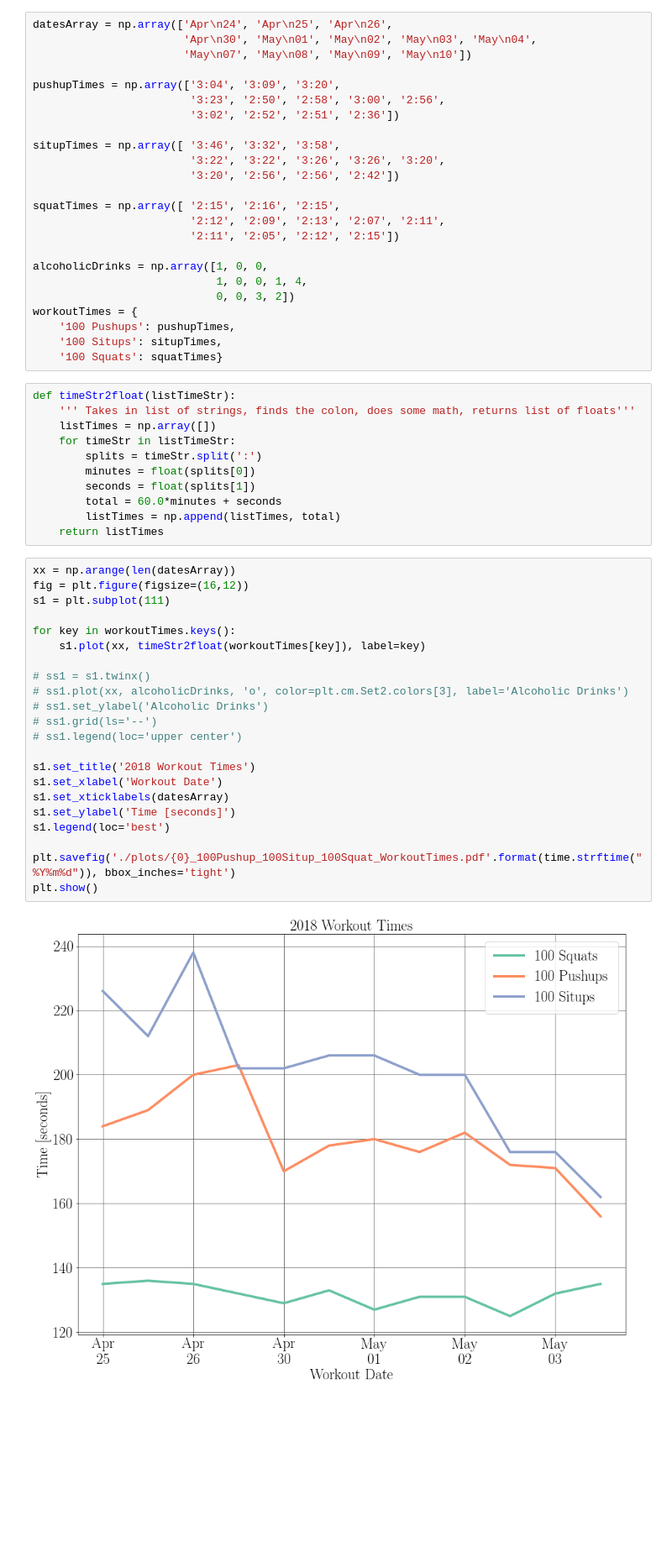
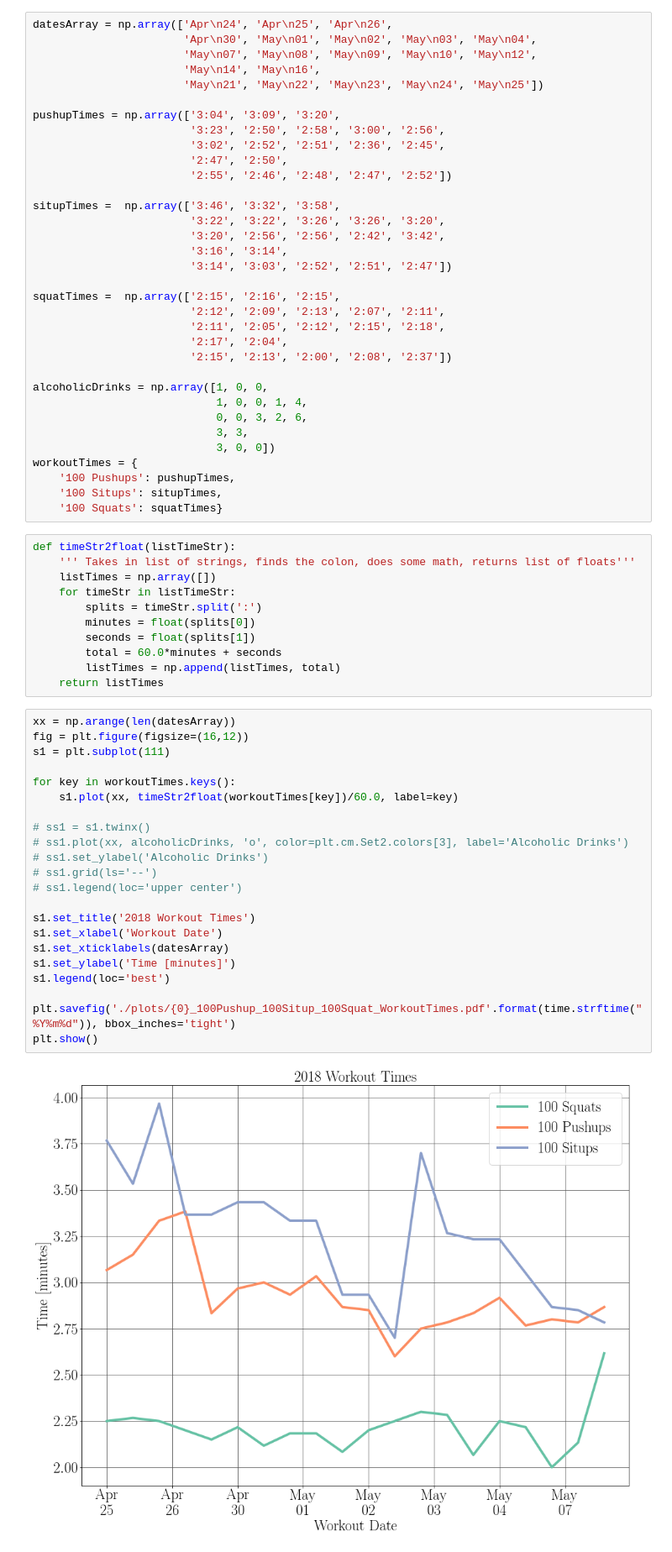
Before and after one commit to ccahilla/Sandbox, a Jupyter notebook: WorkoutTimes.ipynb, the cells around one changed output. Shown at 84% size. Cells and saved outputs as stored; diff of their text form; blank space fills up the shorter version.

Commit message:
Did correct squats for the first time

```diff
--- a/WorkoutTimes.ipynb
+++ b/WorkoutTimes.ipynb
@@ -32,23 +32,33 @@ mpl.rcParams.update({'text.usetex': True,
 # %%
 datesArray = np.array(['Apr\n24', 'Apr\n25', 'Apr\n26',
                        'Apr\n30', 'May\n01', 'May\n02', 'May\n03', 'May\n04',
-                       'May\n07', 'May\n08', 'May\n09', 'May\n10'])
+                       'May\n07', 'May\n08', 'May\n09', 'May\n10', 'May\n12',
+                       'May\n14', 'May\n16',
+                       'May\n21', 'May\n22', 'May\n23', 'May\n24', 'May\n25'])
 
 pushupTimes = np.array(['3:04', '3:09', '3:20',
                         '3:23', '2:50', '2:58', '3:00', '2:56',
-                        '3:02', '2:52', '2:51', '2:36'])
+                        '3:02', '2:52', '2:51', '2:36', '2:45',
+                        '2:47', '2:50',
+                        '2:55', '2:46', '2:48', '2:47', '2:52'])
 
-situpTimes = np.array([ '3:46', '3:32', '3:58',
+situpTimes =  np.array(['3:46', '3:32', '3:58',
                         '3:22', '3:22', '3:26', '3:26', '3:20',
-                        '3:20', '2:56', '2:56', '2:42'])
+                        '3:20', '2:56', '2:56', '2:42', '3:42',
+                        '3:16', '3:14',
+                        '3:14', '3:03', '2:52', '2:51', '2:47'])
 
-squatTimes = np.array([ '2:15', '2:16', '2:15',
+squatTimes =  np.array(['2:15', '2:16', '2:15',
                         '2:12', '2:09', '2:13', '2:07', '2:11',
-                        '2:11', '2:05', '2:12', '2:15'])
+                        '2:11', '2:05', '2:12', '2:15', '2:18',
+                        '2:17', '2:04',
+                        '2:15', '2:13', '2:00', '2:08', '2:37'])
 
 alcoholicDrinks = np.array([1, 0, 0,
                             1, 0, 0, 1, 4,
-                            0, 0, 3, 2])
+                            0, 0, 3, 2, 6,
+                            3, 3,
+                            3, 0, 0])
 workoutTimes = {
     '100 Pushups': pushupTimes,
     '100 Situps': situpTimes,
@@ -67,24 +77,24 @@ def timeStr2float(listTimeStr):
 # %%
 xx = np.arange(len(datesArray))
 fig = plt.figure(figsize=(16,12))
 s1 = plt.subplot(111)
 
 for key in workoutTimes.keys():
-    s1.plot(xx, timeStr2float(workoutTimes[key]), label=key)
+    s1.plot(xx, timeStr2float(workoutTimes[key])/60.0, label=key)
 
 # ss1 = s1.twinx()
 # ss1.plot(xx, alcoholicDrinks, 'o', color=plt.cm.Set2.colors[3], label='Alcoholic Drinks')
 # ss1.set_ylabel('Alcoholic Drinks')
 # ss1.grid(ls='--')
 # ss1.legend(loc='upper center')
 
 s1.set_title('2018 Workout Times')
 s1.set_xlabel('Workout Date')
 s1.set_xticklabels(datesArray)
-s1.set_ylabel('Time [seconds]')
+s1.set_ylabel('Time [minutes]')
 s1.legend(loc='best')
 
 plt.savefig('./plots/{0}_100Pushup_100Situp_100Squat_WorkoutTimes.pdf'.format(time.strftime("%Y%m%d")), bbox_inches='tight')
 plt.show()
 # %% [output]
-[figure, old version]
+[figure, new version]
```
Also changed, not shown: 9 other files.
